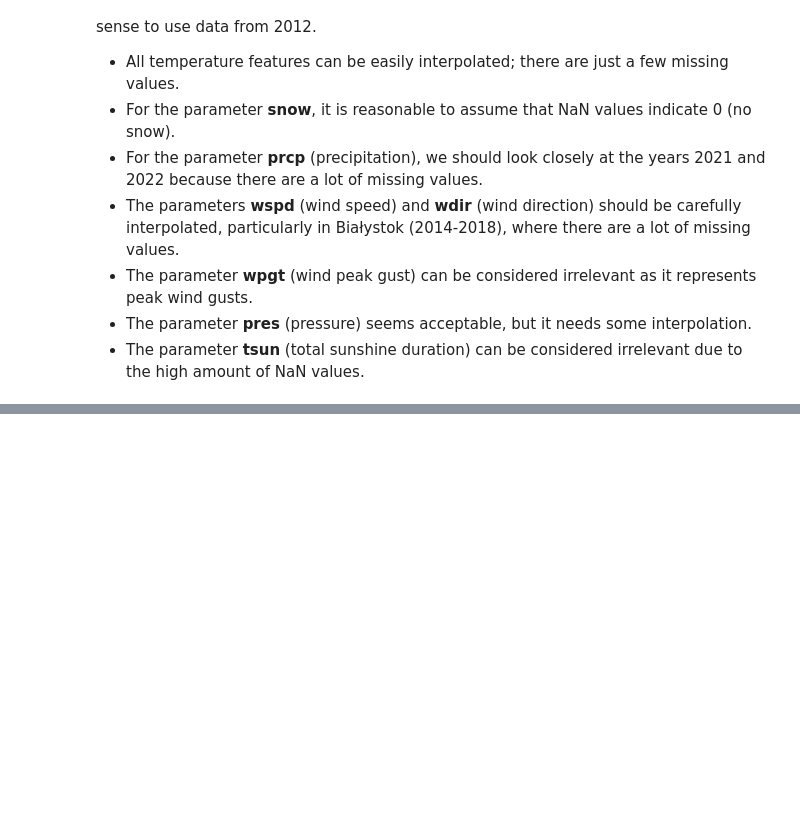
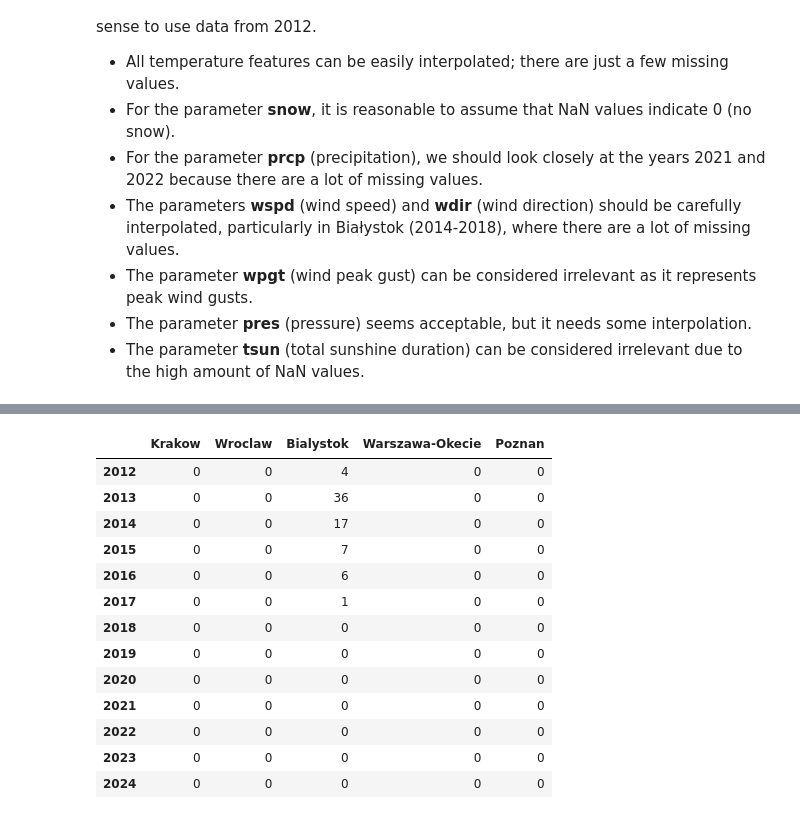
Before and after one commit to Matthev00/Meteo_model, a Jupyter notebook: notebooks/02_exploratory_data_analysis.ipynb, the cells around one changed output, grey strips where cells are left out. Saved outputs shown, nothing was run; the diff lists cells and outputs as text; code cells hidden in the pictures; blank space fills up the shorter version.

```diff
--- a/notebooks/02_exploratory_data_analysis.ipynb
+++ b/notebooks/02_exploratory_data_analysis.ipynb
@@ -407,0 +620,17 @@ After a thorough analysis of the occurrence of NaN values, I conclude that it ma
+# %%
+nan_wspd_df
+# %% [output]
+|  | Krakow | Wroclaw | Bialystok | Warszawa-Okecie | Poznan |
+| 2012 | 0 | 0 | 4 | 0 | 0 |
+| 2013 | 0 | 0 | 36 | 0 | 0 |
+| 2014 | 0 | 0 | 17 | 0 | 0 |
+| 2015 | 0 | 0 | 7 | 0 | 0 |
+| 2016 | 0 | 0 | 6 | 0 | 0 |
+| 2017 | 0 | 0 | 1 | 0 | 0 |
+| 2018 | 0 | 0 | 0 | 0 | 0 |
+| 2019 | 0 | 0 | 0 | 0 | 0 |
+| 2020 | 0 | 0 | 0 | 0 | 0 |
+| 2021 | 0 | 0 | 0 | 0 | 0 |
+| 2022 | 0 | 0 | 0 | 0 | 0 |
+| 2023 | 0 | 0 | 0 | 0 | 0 |
+| 2024 | 0 | 0 | 0 | 0 | 0 |
```
Also changed, not shown: parts of 35 cells of this notebook.
